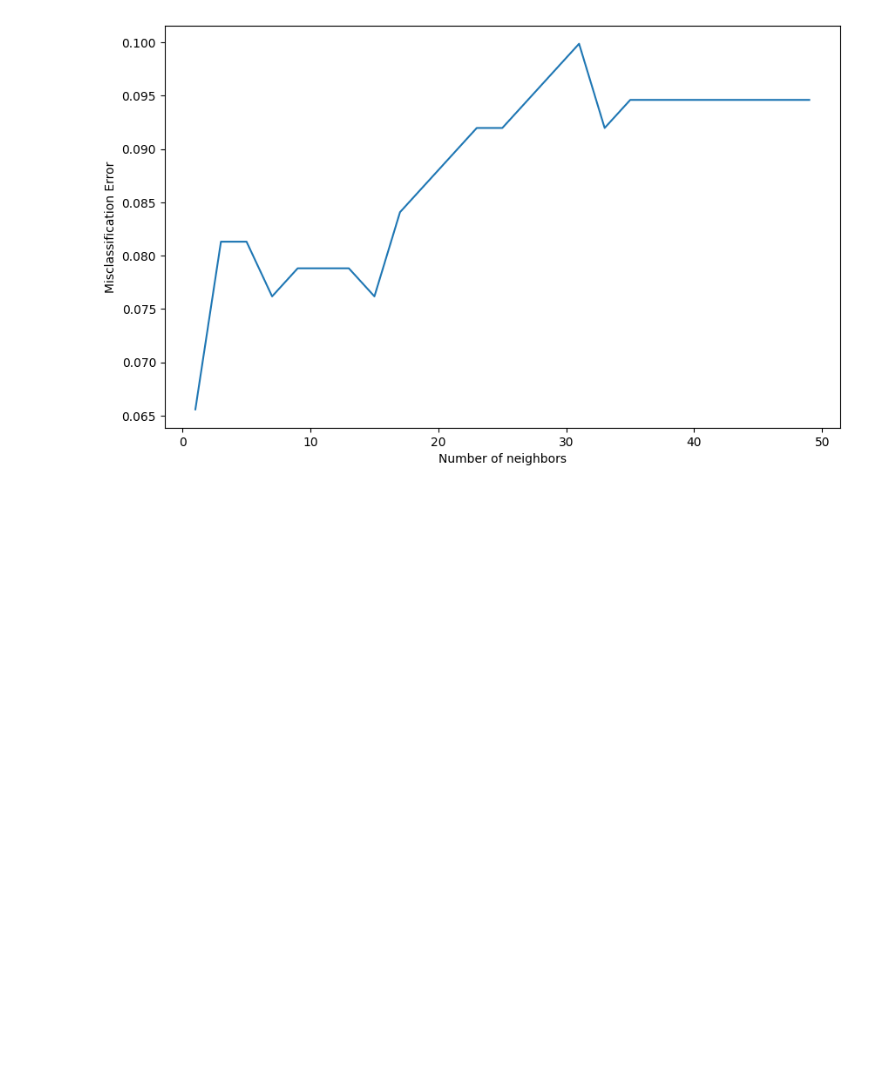
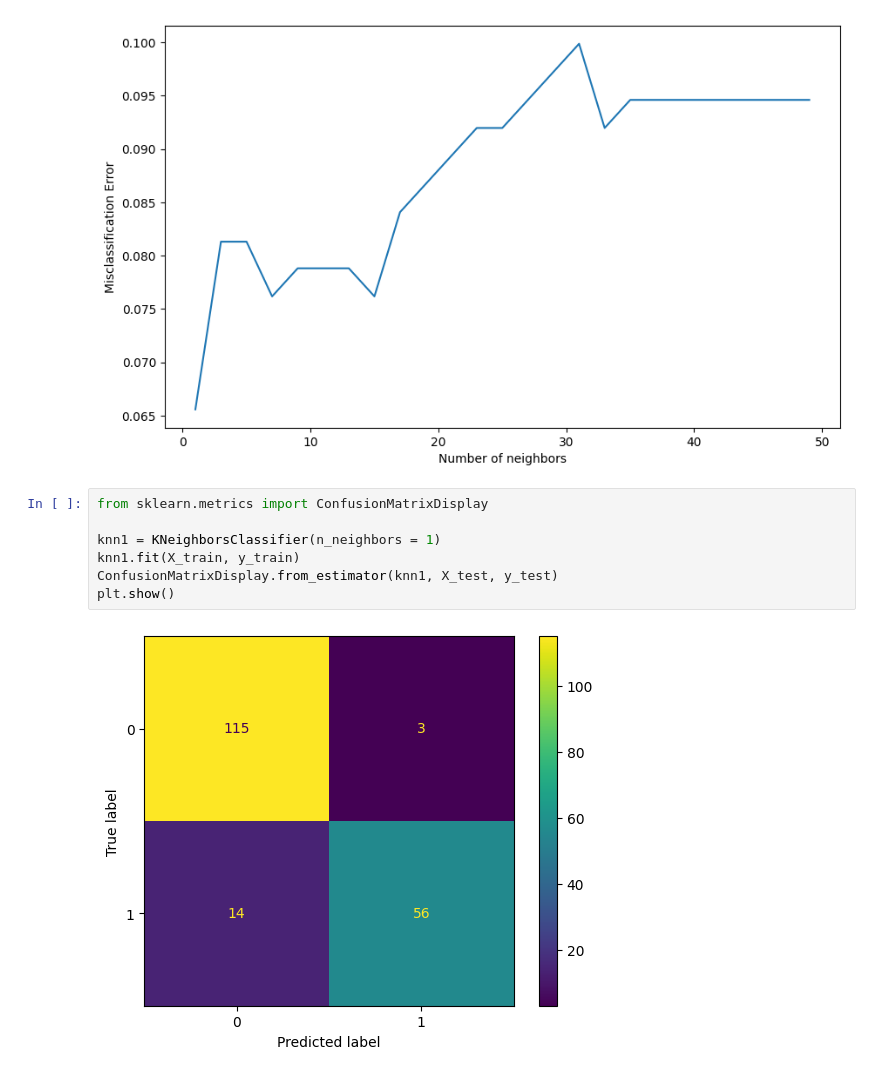
Before and after one commit to danielewhughes/Breast_Cancer_Diagnosis_Classification, a Jupyter notebook: breast_cancer_diagnosis_prediction.ipynb, the cells around one changed output. Saved outputs shown, nothing was run; the diff lists cells and outputs as text; blank space fills up the shorter version.

Commit message:
Adding confusion matrix for model performance

```diff
--- a/breast_cancer_diagnosis_prediction.ipynb
+++ b/breast_cancer_diagnosis_prediction.ipynb
@@ -192,3 +192,12 @@ plt.show()
 # %% [output]
 The optimal number of neighbors is  1
 [figure]
+# %%
+from sklearn.metrics import ConfusionMatrixDisplay
+
+knn1 = KNeighborsClassifier(n_neighbors = 1)
+knn1.fit(X_train, y_train)
+ConfusionMatrixDisplay.from_estimator(knn1, X_test, y_test)
+plt.show()
+# %% [output]
+[figure, added]
```
